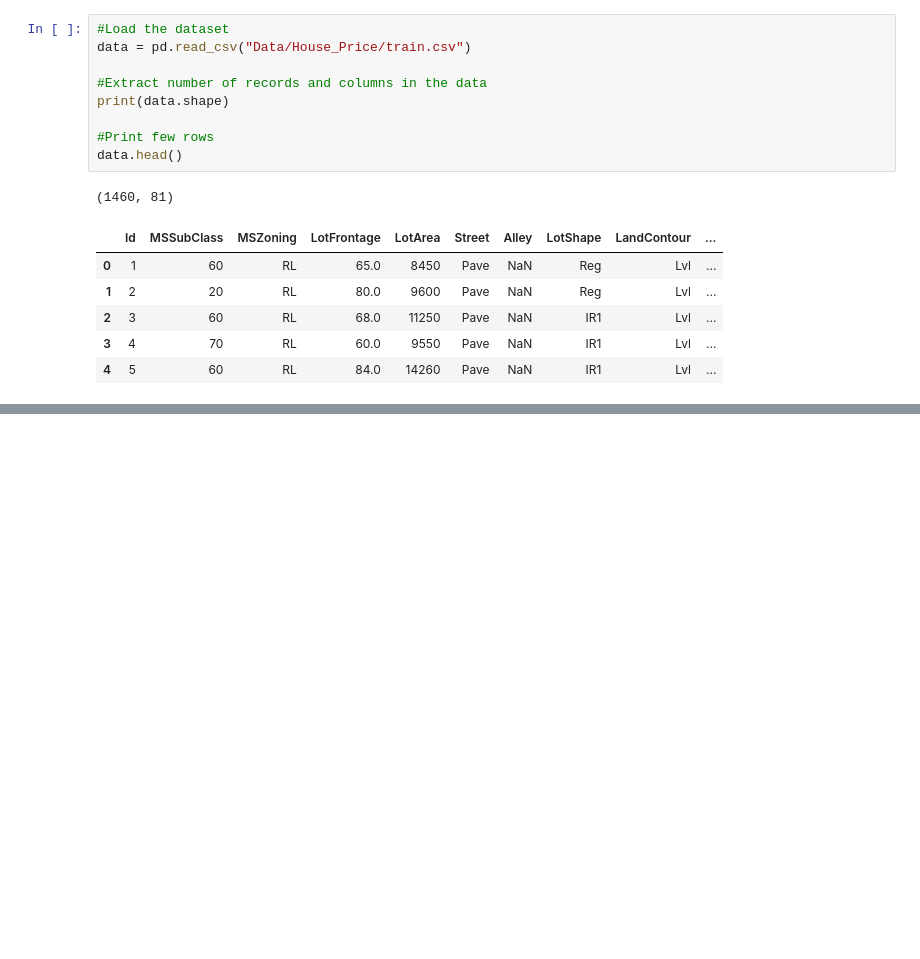
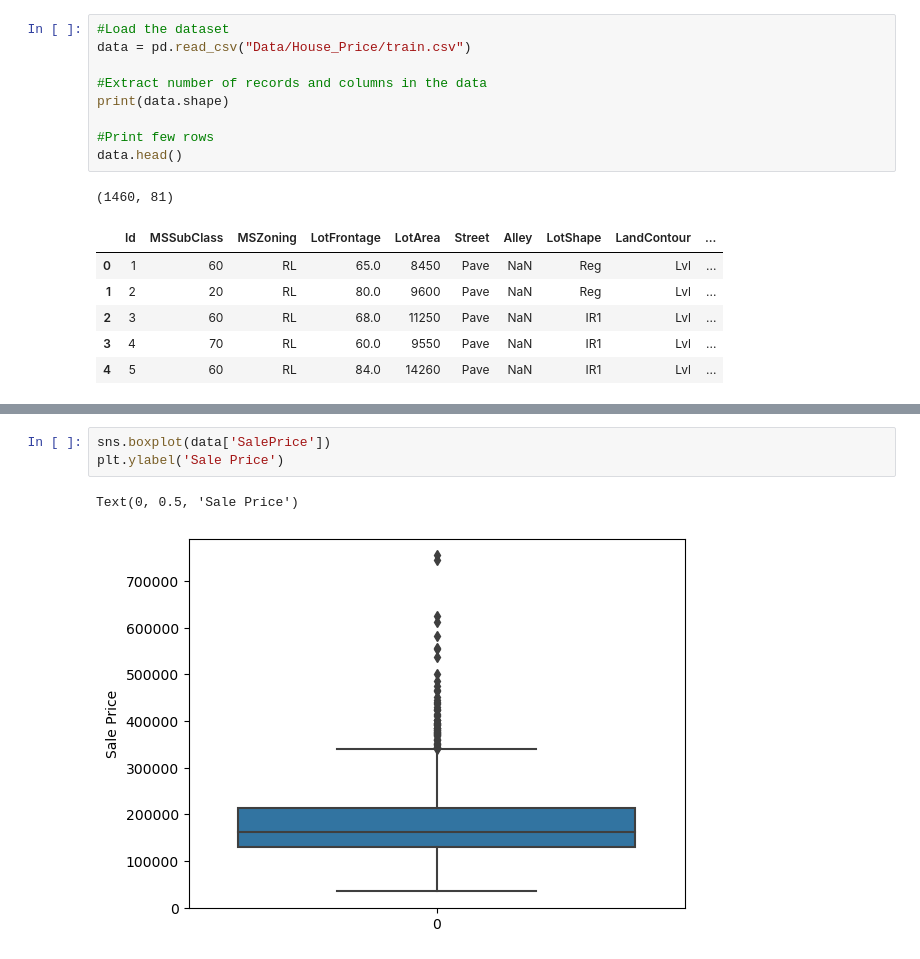
Before and after one commit to aravindkg7/Data-Science-Projects, a Jupyter notebook: House price prediction.ipynb, the cells around one changed output, grey strips where cells are left out. Drawn from its saved outputs; the diff is of its cells as text; blank space fills up the shorter version.

```diff
--- a/House price prediction.ipynb
+++ b/House price prediction.ipynb
@@ -29,0 +44,6 @@ data.head()
+# %%
+sns.boxplot(data['SalePrice'])
+plt.ylabel('Sale Price')
+# %% [output]
+Text(0, 0.5, 'Sale Price')
+[figure, added]
```
Also changed, not shown: parts of 5 cells of this notebook.
